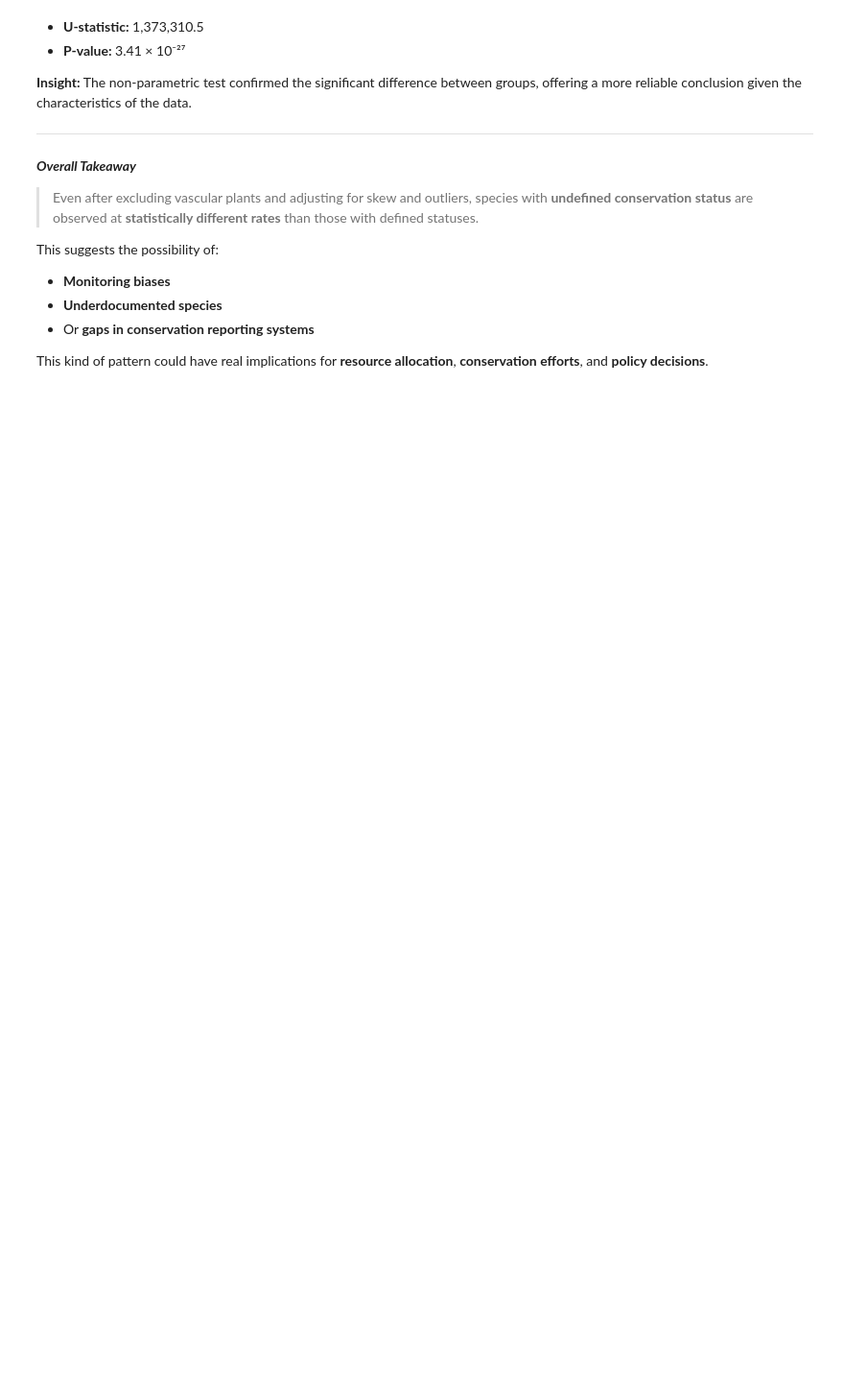
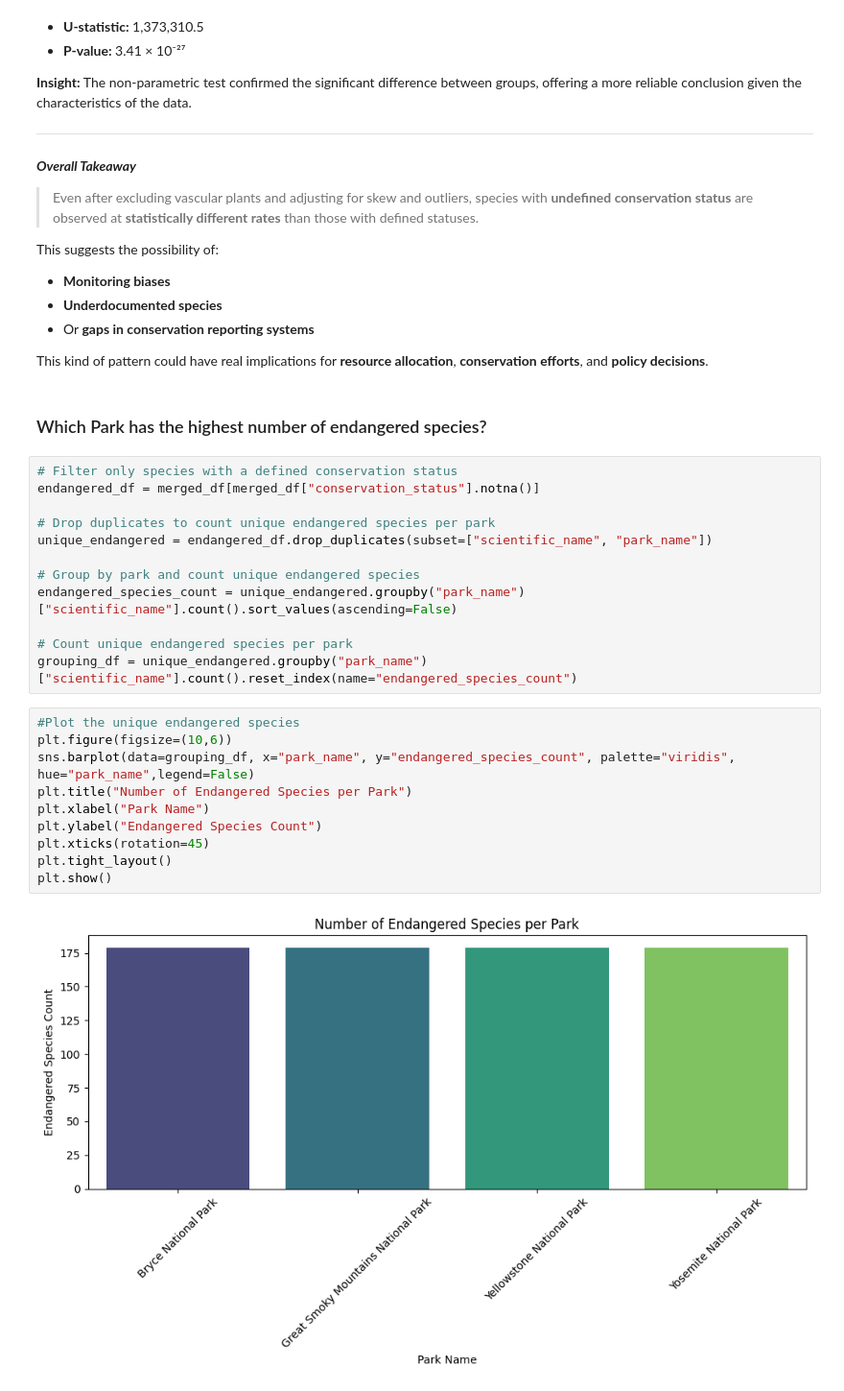
Before and after one commit to RenatoMateo/data-analyst-projects, a Jupyter notebook: biodiversity.ipynb, the cells around one changed output. Shown: that part at 96% size. Cells and saved outputs as stored; diff of their text form; blank space fills up the shorter version.

```diff
--- a/biodiversity.ipynb
+++ b/biodiversity.ipynb
@@ -391,3 +393,29 @@ This suggests the possibility of:
 - Or **gaps in conservation reporting systems**
 
 This kind of pattern could have real implications for **resource allocation**, **conservation efforts**, and **policy decisions**.
+# %% [markdown]
+### Which Park has the highest number of endangered species?
+# %%
+# Filter only species with a defined conservation status
+endangered_df = merged_df[merged_df["conservation_status"].notna()]
+
+# Drop duplicates to count unique endangered species per park
+unique_endangered = endangered_df.drop_duplicates(subset=["scientific_name", "park_name"])
+
+# Group by park and count unique endangered species
+endangered_species_count = unique_endangered.groupby("park_name")["scientific_name"].count().sort_values(ascending=False)
+
+# Count unique endangered species per park
+grouping_df = unique_endangered.groupby("park_name")["scientific_name"].count().reset_index(name="endangered_species_count")
+# %%
+#Plot the unique endangered species
+plt.figure(figsize=(10,6))
+sns.barplot(data=grouping_df, x="park_name", y="endangered_species_count", palette="viridis", hue="park_name",legend=False)
+plt.title("Number of Endangered Species per Park")
+plt.xlabel("Park Name")
+plt.ylabel("Endangered Species Count")
+plt.xticks(rotation=45)
+plt.tight_layout()
+plt.show()
+# %% [output]
+[figure, added]
```
Also changed, not shown: parts of 4 cells of this notebook.
